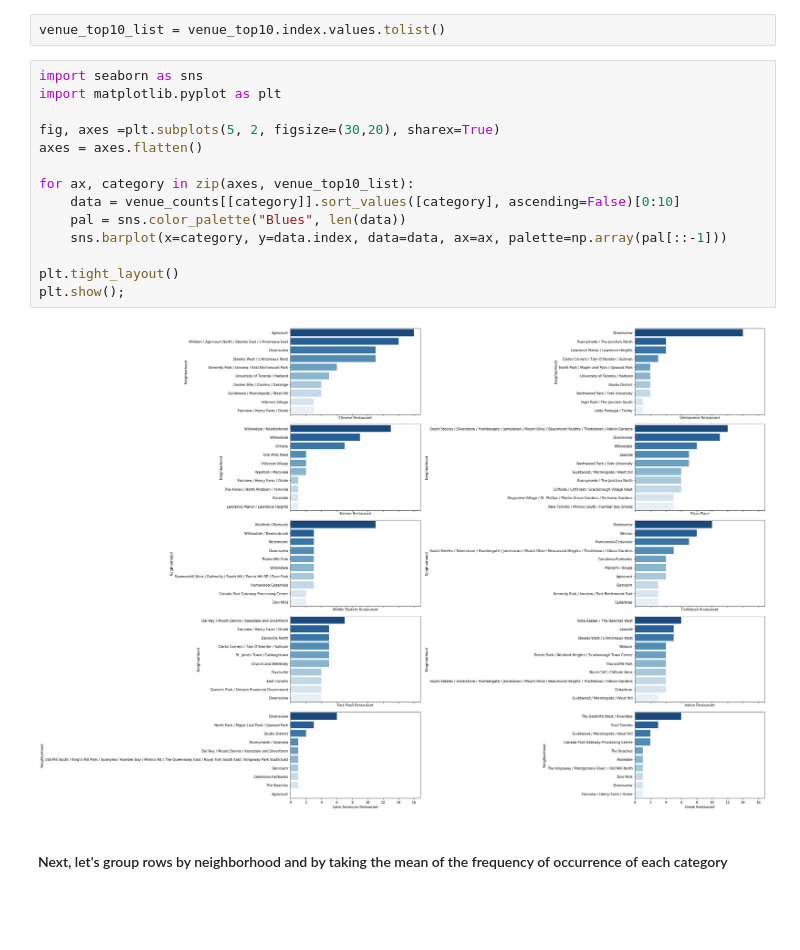
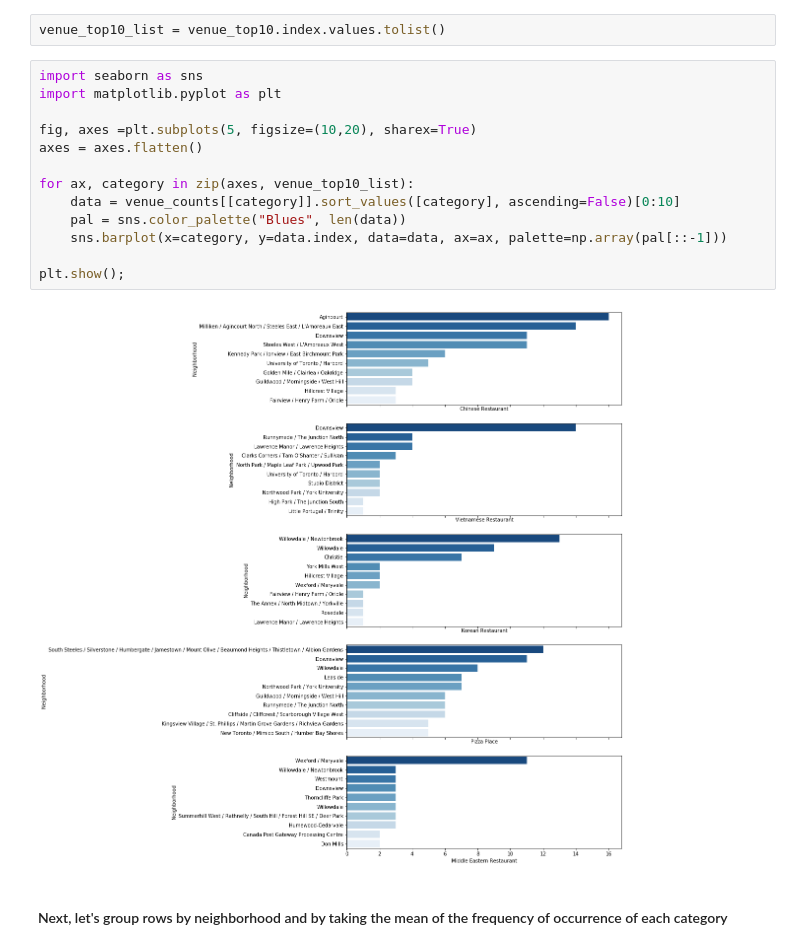
Before and after one commit to FatimahAR/sharing-jupyter, a Jupyter notebook: Capstone Project - The Battle of Neighbourhoods.ipynb, the cells around one changed output. Drawn from its saved outputs; the diff is of its cells as text; blank space fills up the shorter version.

```diff
--- a/Capstone Project - The Battle of Neighbourhoods.ipynb
+++ b/Capstone Project - The Battle of Neighbourhoods.ipynb
@@ -645,19 +645,18 @@ venue_top10_list = venue_top10.index.values.tolist()
 # %%
 import seaborn as sns
 import matplotlib.pyplot as plt
 
-fig, axes =plt.subplots(5, 2, figsize=(30,20), sharex=True)
+fig, axes =plt.subplots(5, figsize=(10,20), sharex=True)
 axes = axes.flatten()
 
 for ax, category in zip(axes, venue_top10_list):
     data = venue_counts[[category]].sort_values([category], ascending=False)[0:10]
     pal = sns.color_palette("Blues", len(data))
     sns.barplot(x=category, y=data.index, data=data, ax=ax, palette=np.array(pal[::-1]))
 
-plt.tight_layout()
 plt.show();
 # %% [output]
-[figure, old version]
+[figure, new version]
 # %% [markdown]
 #### Next, let's group rows by neighborhood and by taking the mean of the frequency of occurrence of each category
 # %%
```
